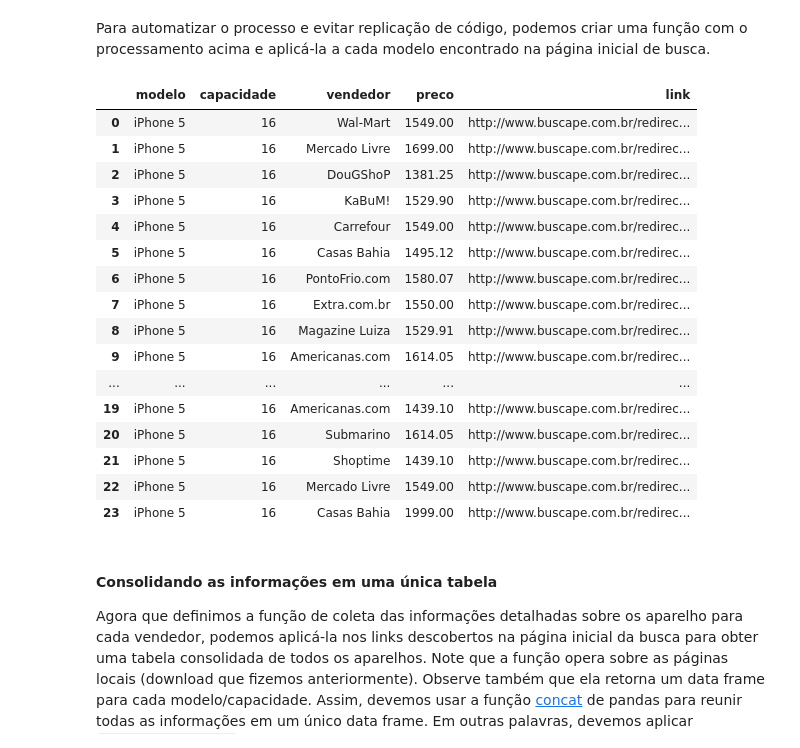
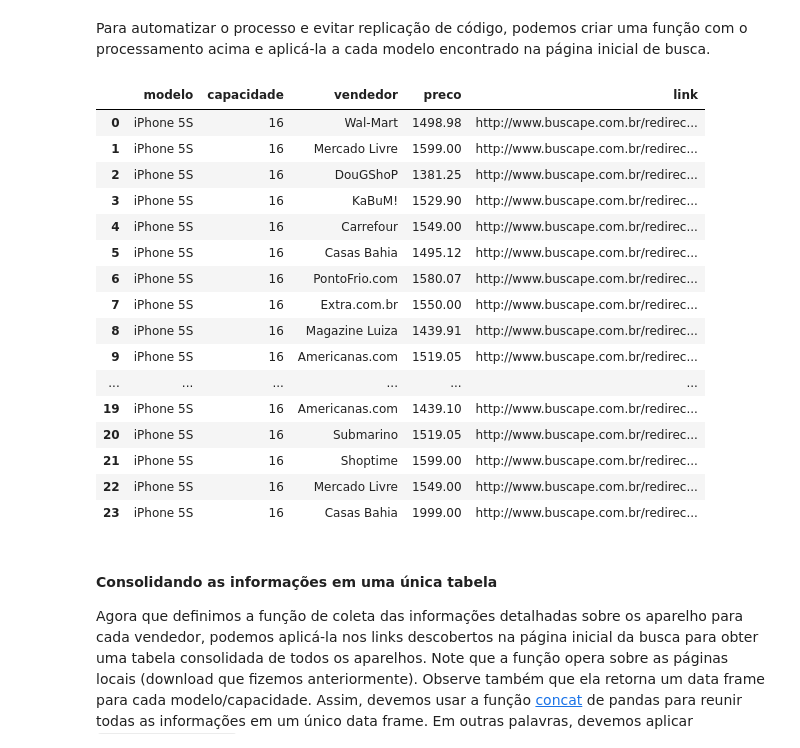
Before and after one commit to ProfLuciano/cd, a Jupyter notebook: slides/aula05-data-scraping-com-beautifulsoup.ipynb, the cells around one changed output. Cells and saved outputs as stored; diff of their text form; code cells hidden in the pictures.

```diff
--- a/slides/aula05-data-scraping-com-beautifulsoup.ipynb
+++ b/slides/aula05-data-scraping-com-beautifulsoup.ipynb
@@ -270,7 +274,7 @@ Inspecionando o código vemos que a informação sobre os produtos está localiz
 
 Visualmente o site não define o nome do vendedor explicitamente. Porém, se avaliarmos a imagem com a logo do vendedor, vemos que ela possui um texto alternativo (caso a imagem não carregue) que define o vendedor. Vamos usar essa informação como o nome do vendedor (na maioria dos itens avaliados esse texto correspondia de fato ao nome do vendedor, mas não podemos ter certeza de que esse será sempre o caso). As informações do vendedor estão armazenadas junto do link para seu site. Tal link possui o atributo class *store*. O texto do link é a logo do vendedor (tag `img`) que tem o atributo *alt* com o nome que usaremos para identificá-lo.
 # %%
-page = BeautifulSoup(open('2017.1/data/scraping/buscape/smartphone-apple-iphone-5s-16gb',\
+page = BeautifulSoup(open('../2017.1/data/scraping/buscape/smartphone-apple-iphone-5s-16gb',\
                           encoding='latin1'),'html.parser')
 section = page.find('section',attrs={'data-tab-content':'precos'})
 for item in section.find_all('li',class_='offers-list__item', log_id=re.compile('.*')):
@@ -305,7 +309,7 @@ Continuando o processamento da página, agora que obtivemos o nome do vendedor e
 
 Finalmente, após obter todas as informações desejadas, podemos construir um data frame com os dados.
 # %%
-page = BeautifulSoup(open('2017.1/data/scraping/buscape/smartphone-apple-iphone-5s-16gb',\
+page = BeautifulSoup(open('../2017.1/data/scraping/buscape/smartphone-apple-iphone-5s-16gb',\
                           encoding='latin1'),'html.parser')
 section = page.find('section',attrs={'data-tab-content':'precos'})
 aux = []
@@ -315,9 +319,9 @@ for item in section.find_all('li',class_='offers-list__item', log_id=re.compile(
     nome = tmp.find('img').get('alt')
     preco = precoToFloat(item.find('div', class_='price').text)
     #print(nome,preco,link)
+    #print(dict(zip(['vendedor','preco','link'],[nome,preco,link])))
     aux.append(dict(zip(['vendedor','preco','link'],[nome,preco,link])))
-dfIPhone5S16GB = pd.DataFrame(aux,\
-                              columns=['vendedor','preco','link'])
+dfIPhone5S16GB = pd.DataFrame(aux,columns=['vendedor','preco','link'])
 dfIPhone5S16GB
 # %% [output]
 |  | vendedor | preco | link |
@@ -368,35 +372,35 @@ Para automatizar o processo e evitar replicação de código, podemos criar uma
 # %%
 def coletaDadosModelo(modelo,capacidade,pagina):
     '''Coleta as informacoes de preco e o nome do vendedor na pagina referida'''
     page = BeautifulSoup(open(pagina, encoding='latin1'),'html.parser')
     section = page.find('section',attrs={'data-tab-content':'precos'})
     aux = [dict(zip(['modelo','capacidade','vendedor','preco','link'],\
                     [modelo,capacidade,item.find('a',class_='store').find('img').get('alt'),\
                                                  precoToFloat(item.find('div', class_='price').text),\
                                                  item.find('a',class_='store').get('href')]))\
            for item in section.find_all('li',class_='offers-list__item', log_id=re.compile('.*'))]
     return pd.DataFrame(aux,columns=['modelo','capacidade','vendedor','preco','link'])
 
 
-coletaDadosModelo('iPhone 5',16,'2017.1/data/scraping/buscape/smartphone-apple-iphone-5s-16gb')
+coletaDadosModelo('iPhone 5S',16,'../2017.1/data/scraping/buscape/smartphone-apple-iphone-5s-16gb')
 # %% [output]
 |  | modelo | capacidade | vendedor | preco | link |
-| 0 | iPhone 5 | 16 | Wal-Mart | 1549.00 | http://www.buscape.com.br/redirec... |
-| 1 | iPhone 5 | 16 | Mercado Livre | 1699.00 | http://www.buscape.com.br/redirec... |
-| 2 | iPhone 5 | 16 | DouGShoP | 1381.25 | http://www.buscape.com.br/redirec... |
-| 3 | iPhone 5 | 16 | KaBuM! | 1529.90 | http://www.buscape.com.br/redirec... |
-| 4 | iPhone 5 | 16 | Carrefour | 1549.00 | http://www.buscape.com.br/redirec... |
-| 5 | iPhone 5 | 16 | Casas Bahia | 1495.12 | http://www.buscape.com.br/redirec... |
-| 6 | iPhone 5 | 16 | PontoFrio.com | 1580.07 | http://www.buscape.com.br/redirec... |
-| 7 | iPhone 5 | 16 | Extra.com.br | 1550.00 | http://www.buscape.com.br/redirec... |
-| 8 | iPhone 5 | 16 | Magazine Luiza | 1529.91 | http://www.buscape.com.br/redirec... |
-| 9 | iPhone 5 | 16 | Americanas.com | 1614.05 | http://www.buscape.com.br/redirec... |
+| 0 | iPhone 5S | 16 | Wal-Mart | 1498.98 | http://www.buscape.com.br/redirec... |
+| 1 | iPhone 5S | 16 | Mercado Livre | 1599.00 | http://www.buscape.com.br/redirec... |
+| 2 | iPhone 5S | 16 | DouGShoP | 1381.25 | http://www.buscape.com.br/redirec... |
+| 3 | iPhone 5S | 16 | KaBuM! | 1529.90 | http://www.buscape.com.br/redirec... |
+| 4 | iPhone 5S | 16 | Carrefour | 1549.00 | http://www.buscape.com.br/redirec... |
+| 5 | iPhone 5S | 16 | Casas Bahia | 1495.12 | http://www.buscape.com.br/redirec... |
+| 6 | iPhone 5S | 16 | PontoFrio.com | 1580.07 | http://www.buscape.com.br/redirec... |
+| 7 | iPhone 5S | 16 | Extra.com.br | 1550.00 | http://www.buscape.com.br/redirec... |
+| 8 | iPhone 5S | 16 | Magazine Luiza | 1439.91 | http://www.buscape.com.br/redirec... |
+| 9 | iPhone 5S | 16 | Americanas.com | 1519.05 | http://www.buscape.com.br/redirec... |
 | ... | ... | ... | ... | ... | ... |
-| 19 | iPhone 5 | 16 | Americanas.com | 1439.10 | http://www.buscape.com.br/redirec... |
-| 20 | iPhone 5 | 16 | Submarino | 1614.05 | http://www.buscape.com.br/redirec... |
-| 21 | iPhone 5 | 16 | Shoptime | 1439.10 | http://www.buscape.com.br/redirec... |
-| 22 | iPhone 5 | 16 | Mercado Livre | 1549.00 | http://www.buscape.com.br/redirec... |
-| 23 | iPhone 5 | 16 | Casas Bahia | 1999.00 | http://www.buscape.com.br/redirec... |
+| 19 | iPhone 5S | 16 | Americanas.com | 1439.10 | http://www.buscape.com.br/redirec... |
+| 20 | iPhone 5S | 16 | Submarino | 1519.05 | http://www.buscape.com.br/redirec... |
+| 21 | iPhone 5S | 16 | Shoptime | 1599.00 | http://www.buscape.com.br/redirec... |
+| 22 | iPhone 5S | 16 | Mercado Livre | 1549.00 | http://www.buscape.com.br/redirec... |
+| 23 | iPhone 5S | 16 | Casas Bahia | 1999.00 | http://www.buscape.com.br/redirec... |
 # %% [markdown]
 #### Consolidando as informações em uma única tabela
 
```
Also changed, not shown: parts of 13 cells of this notebook.
